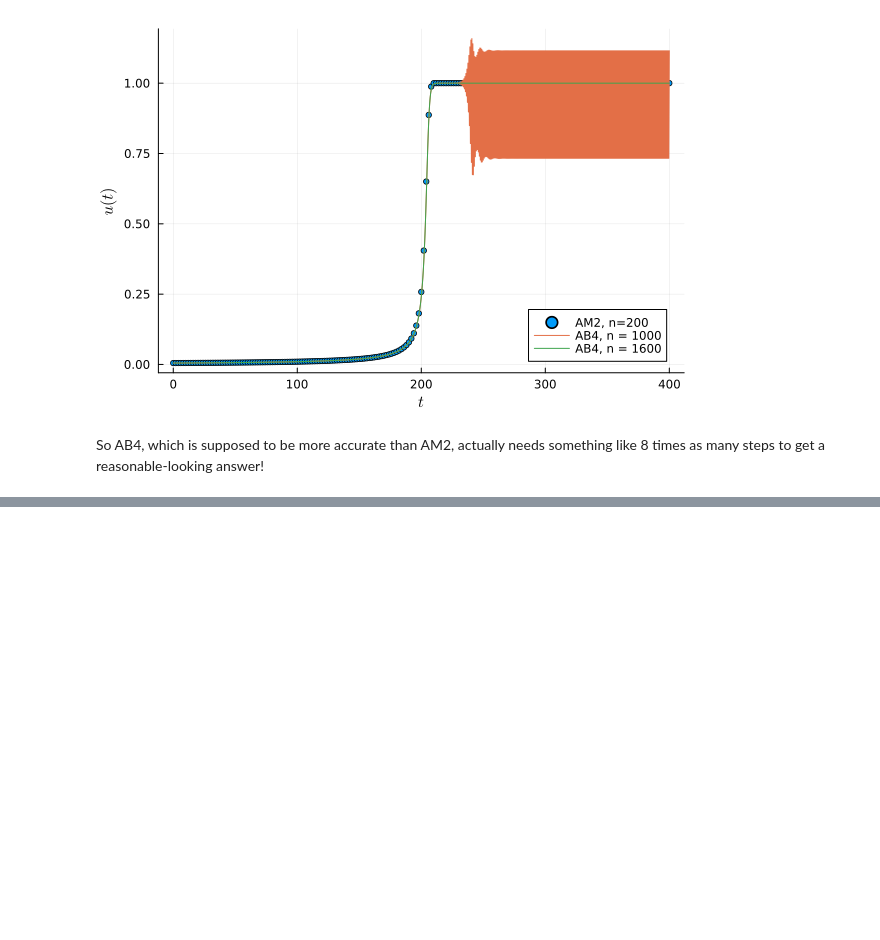
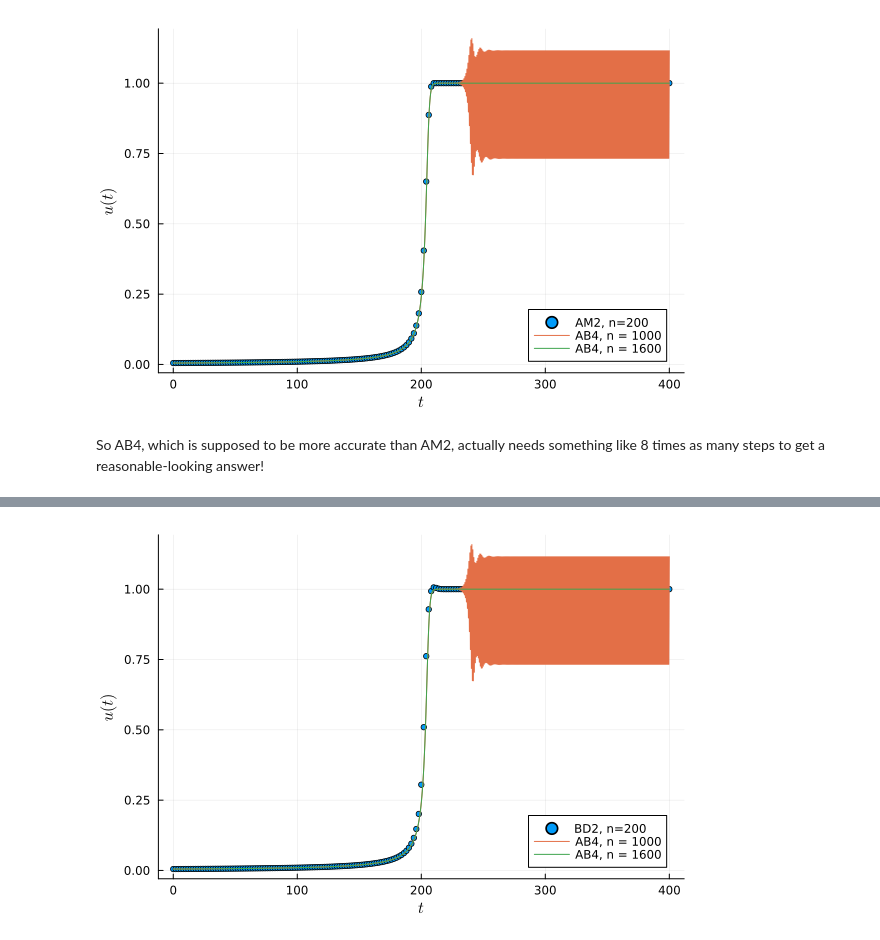
Before and after one commit to zhufang9819/julia-implement-numerical-ode-pde, a Jupyter notebook: numerical_ode_methods/multistep_methods/multistep.ipynb, the cells around one changed output, grey strips where cells are left out. Cells and saved outputs as stored; diff of their text form; code cells hidden in the pictures; blank space fills up the shorter version.

```diff
--- a/numerical_ode_methods/multistep_methods/multistep.ipynb
+++ b/numerical_ode_methods/multistep_methods/multistep.ipynb
@@ -303,0 +429,18 @@ So AB4, which is supposed to be more accurate than AM2, actually needs something
+# %%
+# using bd2 to solve the stiffness problem example in 3.3
+ivp = ODEProblem((u,p,t)->u^2-u^3, 0.005, (0,400.))
+
+tI, uI = bd2(ivp, 200)
+
+# We hope that AB4 will converge in the limit h -> 0, so let’s try using more steps.
+plt = scatter(tI, uI, label="BD2, n=200", m=3,
+     xlabel=L"t", ylabel=L"u(t)", leg =:bottomright)
+
+for n in [1000, 1600]
+    tE, uE = ab4(ivp, n)
+    plot!(tE, uE, label = "AB4, n = $n")
+end
+
+plt
+# %% [output]
+[figure, added]
```
Also changed, not shown: parts of 9 cells of this notebook.
